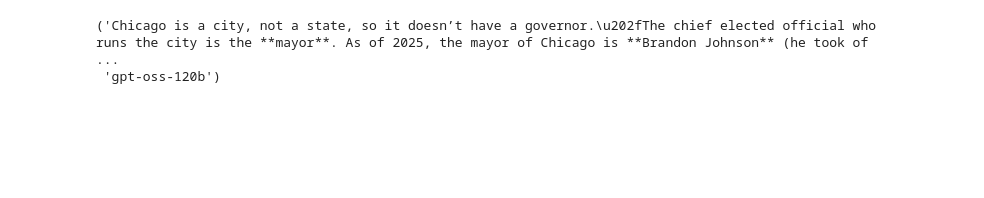
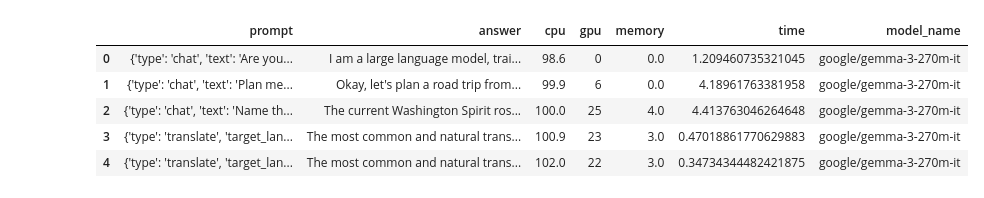
Before and after one commit to erafkin/ling4467_assignment_1, a Jupyter notebook: results.ipynb, the cells around one changed output. Saved outputs shown, nothing was run; the diff lists cells and outputs as text; code cells hidden in the pictures; blank space fills up the shorter version.

```diff
--- a/results.ipynb
+++ b/results.ipynb
@@ -1,9 +1,13 @@
 # %%
 import pandas as pd
 answers = pd.read_csv("./output/answers.csv")
 specs = pd.read_csv("./output/model_specs.csv")
 answers.head()
-answers.loc[11].answer, answers.loc[5].model_name,
+# answers.loc[11].answer, answers.loc[5].model_name,
 # %% [output]
-('Chicago is a city, not a state, so it doesn’t have a governor.\u202fThe chief elected official who runs the city is the **mayor**. As of 2025, the mayor of Chicago is **Brandon Johnson** (he took of ...
- 'gpt-oss-120b')
+|  | prompt | answer | cpu | gpu | memory | time | model_name |
+| 0 | {'type': 'chat', 'text': 'Are you... | I am a large language model, trai... | 98.6 | 0 | 0.0 | 1.209460735321045 | google/gemma-3-270m-it |
+| 1 | {'type': 'chat', 'text': 'Plan me... | Okay, let's plan a road trip from... | 99.9 | 6 | 0.0 | 4.18961763381958 | google/gemma-3-270m-it |
+| 2 | {'type': 'chat', 'text': 'Name th... | The current Washington Spirit ros... | 100.0 | 25 | 4.0 | 4.413763046264648 | google/gemma-3-270m-it |
+| 3 | {'type': 'translate', 'target_lan... | The most common and natural trans... | 100.9 | 23 | 3.0 | 0.47018861770629883 | google/gemma-3-270m-it |
+| 4 | {'type': 'translate', 'target_lan... | The most common and natural trans... | 102.0 | 22 | 3.0 | 0.34734344482421875 | google/gemma-3-270m-it |
```
Also changed, not shown: parts of 6 cells of this notebook, 8 other files.
